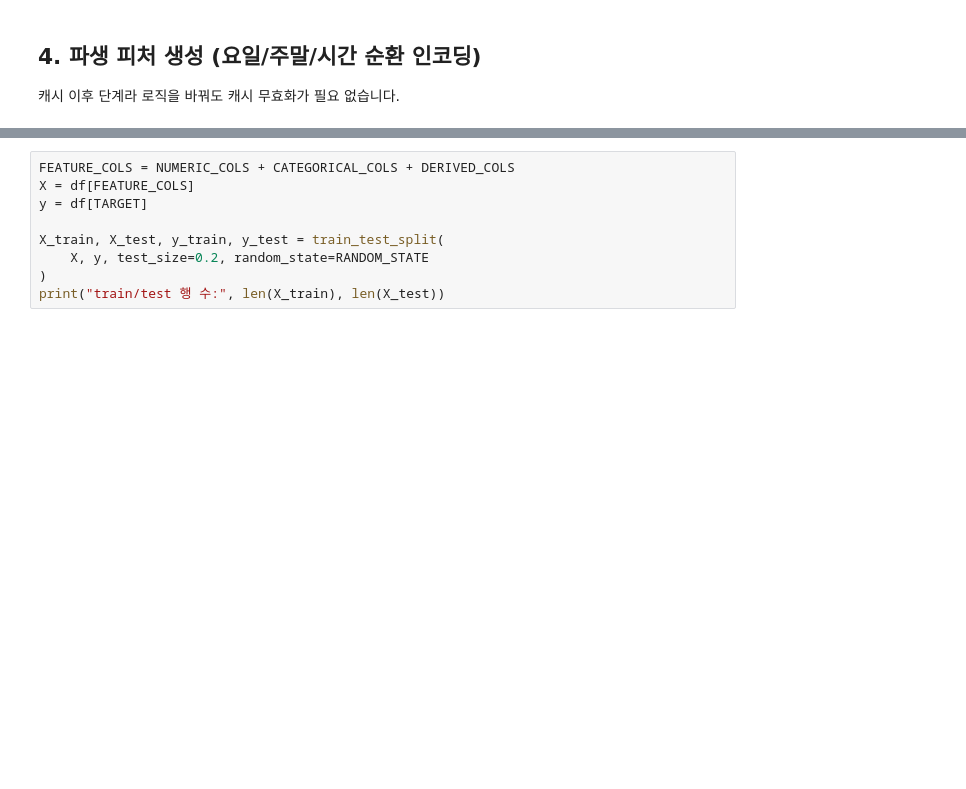
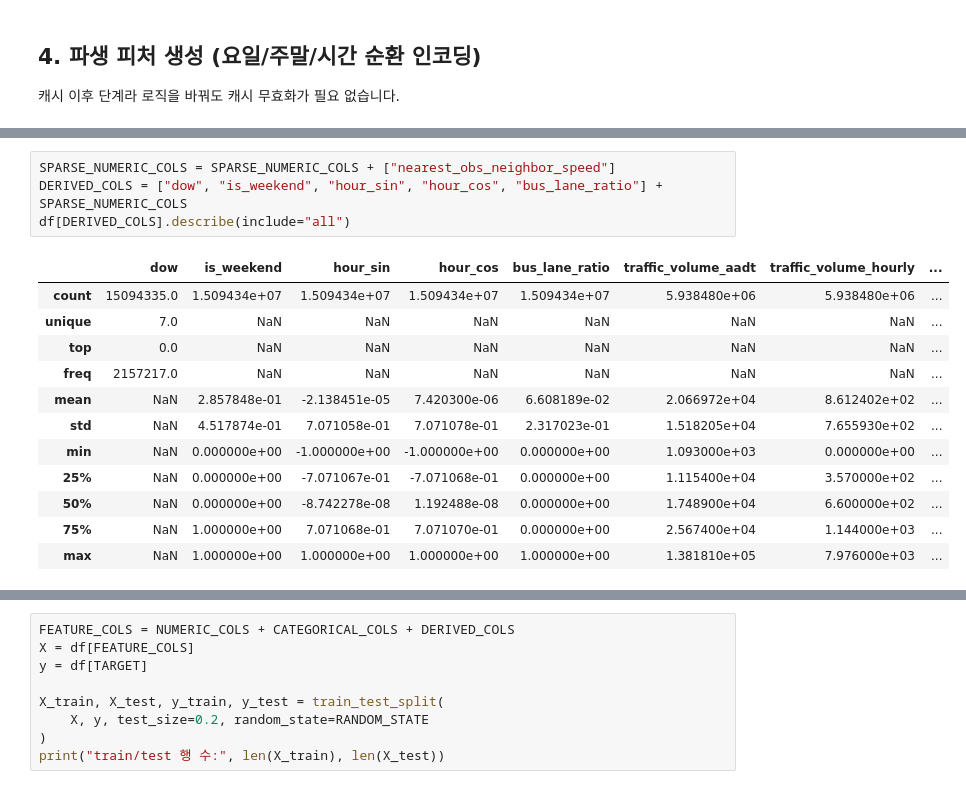
Before and after one commit to ejjunm/seoul-eco-routing, a Jupyter notebook: notebooks/12_derived_features_lightgbm.ipynb, the cells around one changed output, grey strips where cells are left out. Drawn from its saved outputs; the diff is of its cells as text; blank space fills up the shorter version.

```diff
--- a/notebooks/12_derived_features_lightgbm.ipynb
+++ b/notebooks/12_derived_features_lightgbm.ipynb
@@ -212 +285,18 @@ df[DERIVED_COLS].describe(include="all")
+# %%
+SPARSE_NUMERIC_COLS = SPARSE_NUMERIC_COLS + ["nearest_obs_neighbor_speed"]
+DERIVED_COLS = ["dow", "is_weekend", "hour_sin", "hour_cos", "bus_lane_ratio"] + SPARSE_NUMERIC_COLS
+df[DERIVED_COLS].describe(include="all")
+# %% [output]
+|  | dow | is_weekend | hour_sin | hour_cos | bus_lane_ratio | traffic_volume_aadt | traffic_volume_hourly | ... |
+| count | 15094335.0 | 1.509434e+07 | 1.509434e+07 | 1.509434e+07 | 1.509434e+07 | 5.938480e+06 | 5.938480e+06 | ... |
+| unique | 7.0 | NaN | NaN | NaN | NaN | NaN | NaN | ... |
+| top | 0.0 | NaN | NaN | NaN | NaN | NaN | NaN | ... |
+| freq | 2157217.0 | NaN | NaN | NaN | NaN | NaN | NaN | ... |
+| mean | NaN | 2.857848e-01 | -2.138451e-05 | 7.420300e-06 | 6.608189e-02 | 2.066972e+04 | 8.612402e+02 | ... |
+| std | NaN | 4.517874e-01 | 7.071058e-01 | 7.071078e-01 | 2.317023e-01 | 1.518205e+04 | 7.655930e+02 | ... |
+| min | NaN | 0.000000e+00 | -1.000000e+00 | -1.000000e+00 | 0.000000e+00 | 1.093000e+03 | 0.000000e+00 | ... |
+| 25% | NaN | 0.000000e+00 | -7.071067e-01 | -7.071068e-01 | 0.000000e+00 | 1.115400e+04 | 3.570000e+02 | ... |
+| 50% | NaN | 0.000000e+00 | -8.742278e-08 | 1.192488e-08 | 0.000000e+00 | 1.748900e+04 | 6.600000e+02 | ... |
+| 75% | NaN | 1.000000e+00 | 7.071068e-01 | 7.071070e-01 | 0.000000e+00 | 2.567400e+04 | 1.144000e+03 | ... |
+| max | NaN | 1.000000e+00 | 1.000000e+00 | 1.000000e+00 | 1.000000e+00 | 1.381810e+05 | 7.976000e+03 | ... |
 # %% [markdown]
```
Also changed, not shown: parts of 18 cells of this notebook, 1 other file.
